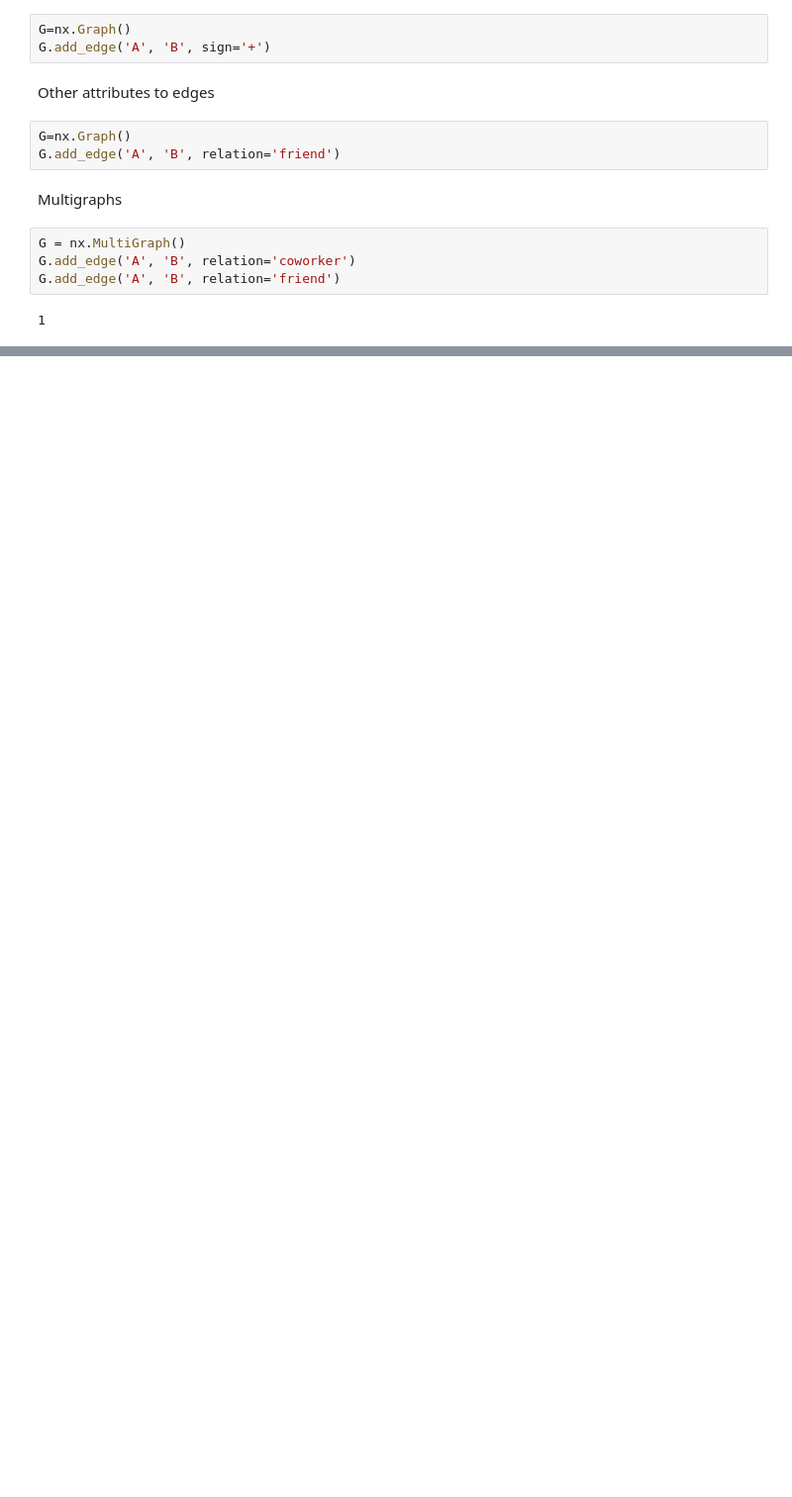
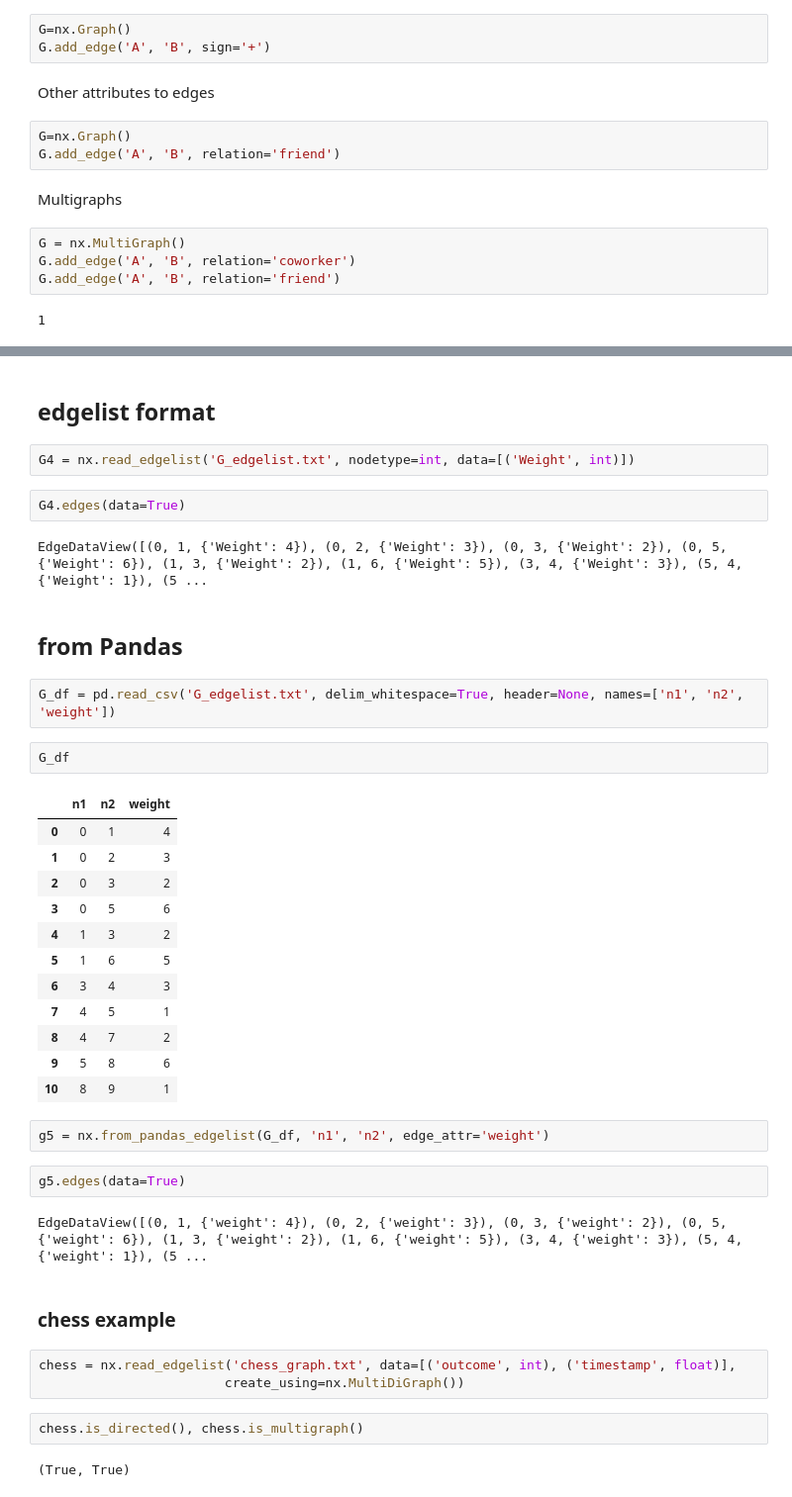
Before and after one commit to johnnyjw/5michds, a Jupyter notebook: week1.ipynb, the cells around one changed output, grey strips where cells are left out. Shown at 99% size. Saved outputs shown, nothing was run; the diff lists cells and outputs as text; blank space fills up the shorter version.

```diff
--- a/week1.ipynb
+++ b/week1.ipynb
@@ -39,0 +295,42 @@ G.add_edge('A', 'B', relation='friend')
+# %% [markdown]
+## edgelist format
+# %%
+G4 = nx.read_edgelist('G_edgelist.txt', nodetype=int, data=[('Weight', int)])
+# %%
+G4.edges(data=True)
+# %% [output]
+EdgeDataView([(0, 1, {'Weight': 4}), (0, 2, {'Weight': 3}), (0, 3, {'Weight': 2}), (0, 5, {'Weight': 6}), (1, 3, {'Weight': 2}), (1, 6, {'Weight': 5}), (3, 4, {'Weight': 3}), (5, 4, {'Weight': 1}), (5 ...
+# %% [markdown]
+## from Pandas
+# %%
+G_df = pd.read_csv('G_edgelist.txt', delim_whitespace=True, header=None, names=['n1', 'n2', 'weight'])
+# %%
+G_df
+# %% [output]
+|  | n1 | n2 | weight |
+| 0 | 0 | 1 | 4 |
+| 1 | 0 | 2 | 3 |
+| 2 | 0 | 3 | 2 |
+| 3 | 0 | 5 | 6 |
+| 4 | 1 | 3 | 2 |
+| 5 | 1 | 6 | 5 |
+| 6 | 3 | 4 | 3 |
+| 7 | 4 | 5 | 1 |
+| 8 | 4 | 7 | 2 |
+| 9 | 5 | 8 | 6 |
+| 10 | 8 | 9 | 1 |
+# %%
+g5 = nx.from_pandas_edgelist(G_df, 'n1', 'n2', edge_attr='weight')
+# %%
+g5.edges(data=True)
+# %% [output]
+EdgeDataView([(0, 1, {'weight': 4}), (0, 2, {'weight': 3}), (0, 3, {'weight': 2}), (0, 5, {'weight': 6}), (1, 3, {'weight': 2}), (1, 6, {'weight': 5}), (3, 4, {'weight': 3}), (5, 4, {'weight': 1}), (5 ...
+# %% [markdown]
+### chess example
+# %%
+chess = nx.read_edgelist('chess_graph.txt', data=[('outcome', int), ('timestamp', float)],
+                        create_using=nx.MultiDiGraph())
+# %%
+chess.is_directed(), chess.is_multigraph()
+# %% [output]
+(True, True)
```
Also changed, not shown: parts of 72 cells of this notebook, 3 other files.
